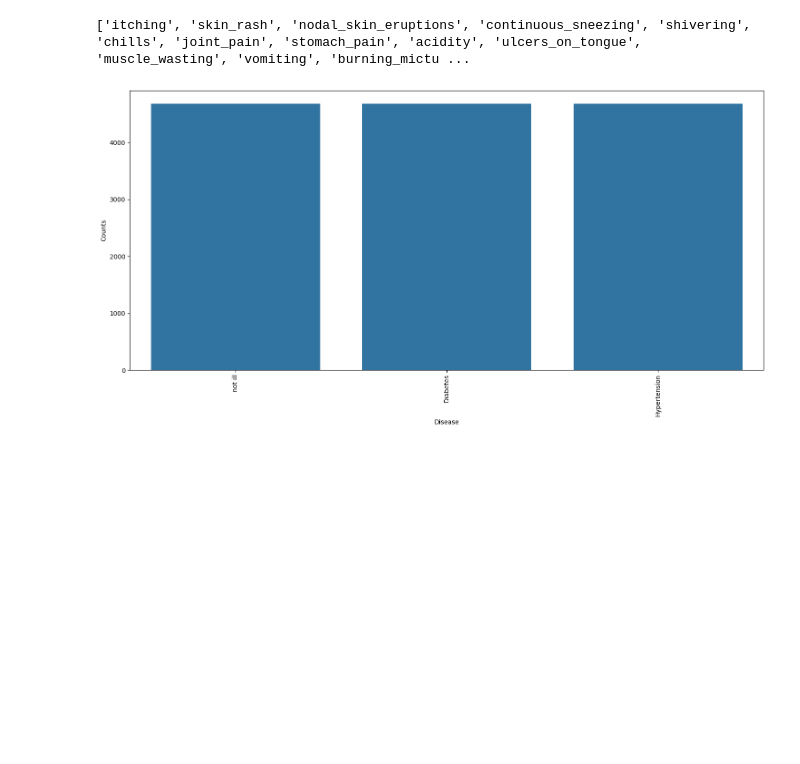
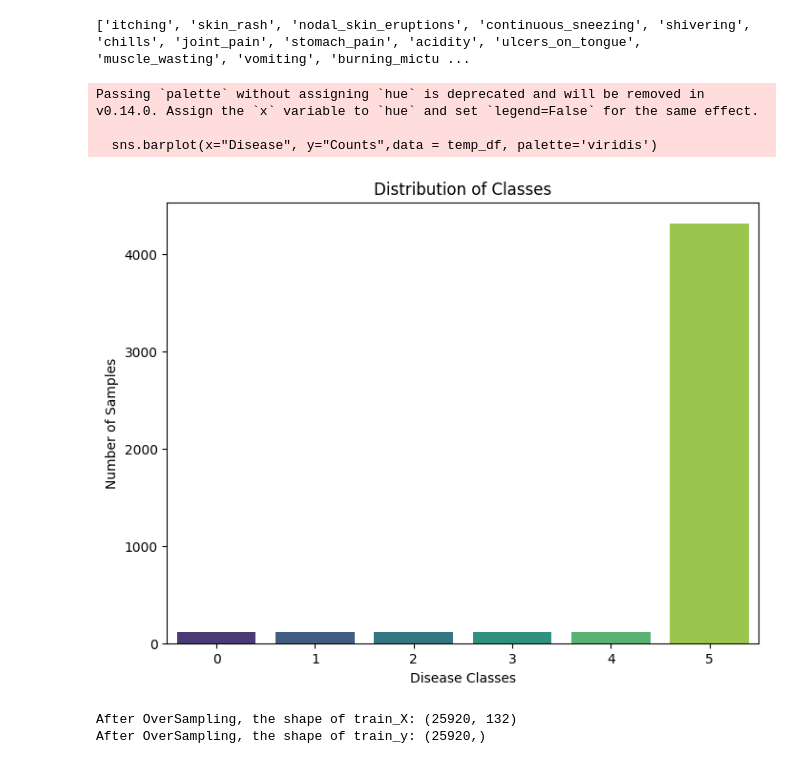
Before and after one commit to sama207/Disease-prediction-, a Jupyter notebook: symptoms_samples2.ipynb, the cells around one changed output. Saved outputs shown, nothing was run; the diff lists cells and outputs as text; code cells hidden in the pictures; blank space fills up the shorter version.

```diff
--- a/symptoms_samples2.ipynb
+++ b/symptoms_samples2.ipynb
@@ -139,20 +135,6 @@ Name: count, dtype: int64
 print(data.columns.tolist())
 # %% [output]
 ['itching', 'skin_rash', 'nodal_skin_eruptions', 'continuous_sneezing', 'shivering', 'chills', 'joint_pain', 'stomach_pain', 'acidity', 'ulcers_on_tongue', 'muscle_wasting', 'vomiting', 'burning_mictu ...
-# %%
-# Checking whether the dataset is balanced or not
-disease_counts = data["prognosis"].value_counts()
-temp_df = pd.DataFrame({
-    "Disease": disease_counts.index,
-    "Counts": disease_counts.values
-})
-
-plt.figure(figsize = (18,8))
-sns.barplot(x = "Disease", y = "Counts", data = temp_df)
-plt.xticks(rotation=90)
-plt.show()
-# %% [output]
-[figure, removed]
 # %%
 # Encoding the target value into numerical value using LabelEncoder
 encoder = LabelEncoder()
@@ -162 +144,30 @@ XX = data.iloc[:,:-1]
 y = data.iloc[:, -1]
+# %%
+# Checking whether the dataset is balanced or not
+disease_counts = y.value_counts()
+temp_df = pd.DataFrame({
+    "Disease": disease_counts.index,
+    "Counts": disease_counts.values
+})
+
+plt.figure(figsize=(8, 6))
+sns.barplot(x="Disease", y="Counts",data = temp_df, palette='viridis')
+plt.title("Distribution of Classes")
+plt.xlabel("Disease Classes")
+plt.ylabel("Number of Samples")
+plt.show()
+# %% [output]
+Passing `palette` without assigning `hue` is deprecated and will be removed in v0.14.0. Assign the `x` variable to `hue` and set `legend=False` for the same effect.
+
+  sns.barplot(x="Disease", y="Counts",data = temp_df, palette='viridis')
+[figure, added]
+# %%
+sm = SMOTE(random_state=4)
+
+XX, y = sm.fit_resample(XX, y)
+
+print("After OverSampling, the shape of train_X: {}".format(XX.shape))
+print("After OverSampling, the shape of train_y: {} \n".format(y.shape))
+# %% [output]
+After OverSampling, the shape of train_X: (25920, 132)
+After OverSampling, the shape of train_y: (25920,)
```
Also changed, not shown: parts of 25 cells of this notebook, 2 other files.
